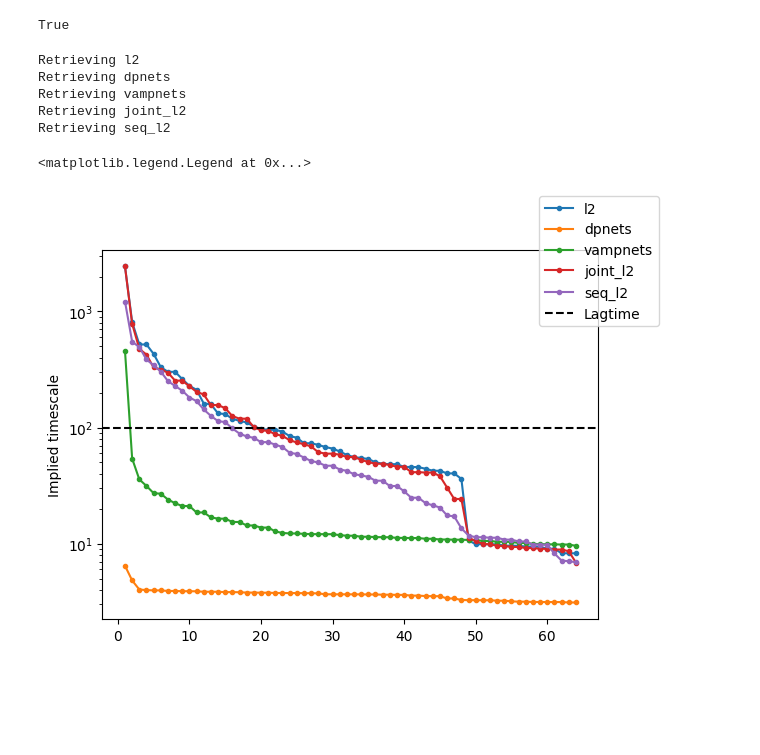
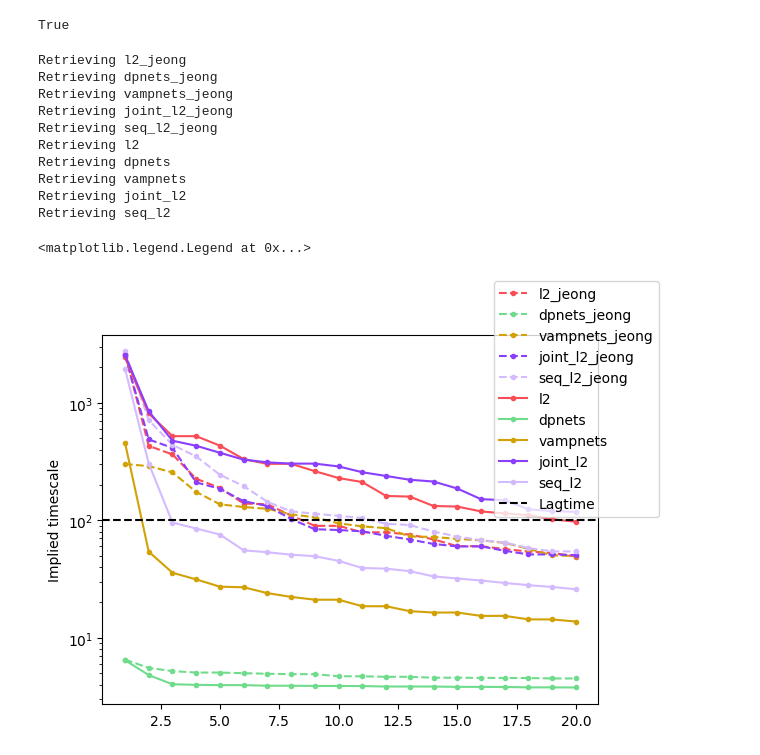
Before and after one commit to pietronvll/encoderops, a Jupyter notebook: exps/trpcage/baselines_analysis.ipynb, the cells around one changed output. Cells and saved outputs as stored; diff of their text form; code cells hidden in the pictures; blank space fills up the shorter version.

```diff
--- a/exps/trpcage/baselines_analysis.ipynb
+++ b/exps/trpcage/baselines_analysis.ipynb
@@ -28,11 +28,16 @@ load_dotenv()
 True
 # %%
 baseline_runs: dict[str, str] = {
+    "l2_jeong": "ri2xdor0",
+    "dpnets_jeong": "jrrv6r59",
+    "vampnets_jeong": "zgh4xh6a",
+    "joint_l2_jeong": "2j4k7wf7",
+    "seq_l2_jeong": "h4np95x4",
     "l2": "9dgu7e6f",
     "dpnets": "1104ltut",
     "vampnets": "oy1cfh9i",
-    "joint_l2": "03lvauoh", #!! To double-check
-    "seq_l2": "860pfnf9"
+    "joint_l2": "03lvauoh",
+    "seq_l2": "860pfnf9",
 }
 # %%
 ckpt_path = lambda baseline: Path(f"logs/encoderops-2JOF/{baseline_runs[baseline]}/checkpoints/last.ckpt")
@@ -49,6 +54,11 @@ def get_timescales(baseline):
 # %%
 timescales = {k: get_timescales(k) for k in baseline_runs.keys()}
 # %% [output]
+Retrieving l2_jeong
+Retrieving dpnets_jeong
+Retrieving vampnets_jeong
+Retrieving joint_l2_jeong
+Retrieving seq_l2_jeong
 Retrieving l2
 Retrieving dpnets
 Retrieving vampnets
@@ -57,12 +172,24 @@ Retrieving seq_l2
 # %%
+color_dict = {
+    "l2": 4,
+    "vampnets": 9,
+    "dpnets": 6,
+    "seq_l2": 13,
+    "joint_l2": 0
+}
 fig, ax = plt.subplots()
 for k, ts in timescales.items():
+    ts = ts[:20]
+    is_jeong = 'jeong' in k
+    name = k[:-6] if is_jeong else k
     x = range(1, len(ts) + 1)
-    ax.plot(x, ts, '.-', label = k)
+    color = palettes['categorical_dark'][color_dict[name]]
+    linestyle = '--' if is_jeong else '-'
+    ax.plot(x, ts, '.-', label = k, c = color, linestyle=linestyle)
 ax.set_yscale('log')
 ax.set_ylabel('Implied timescale')
 ax.axhline(y=100, color='k', linestyle='--', label="Lagtime")
 fig.legend()
 # %% [output]
 <matplotlib.legend.Legend at 0x...>
-[figure, old version]
+[figure, new version]
```
Also changed, not shown: parts of 1 cell of this notebook, 1 other file.
